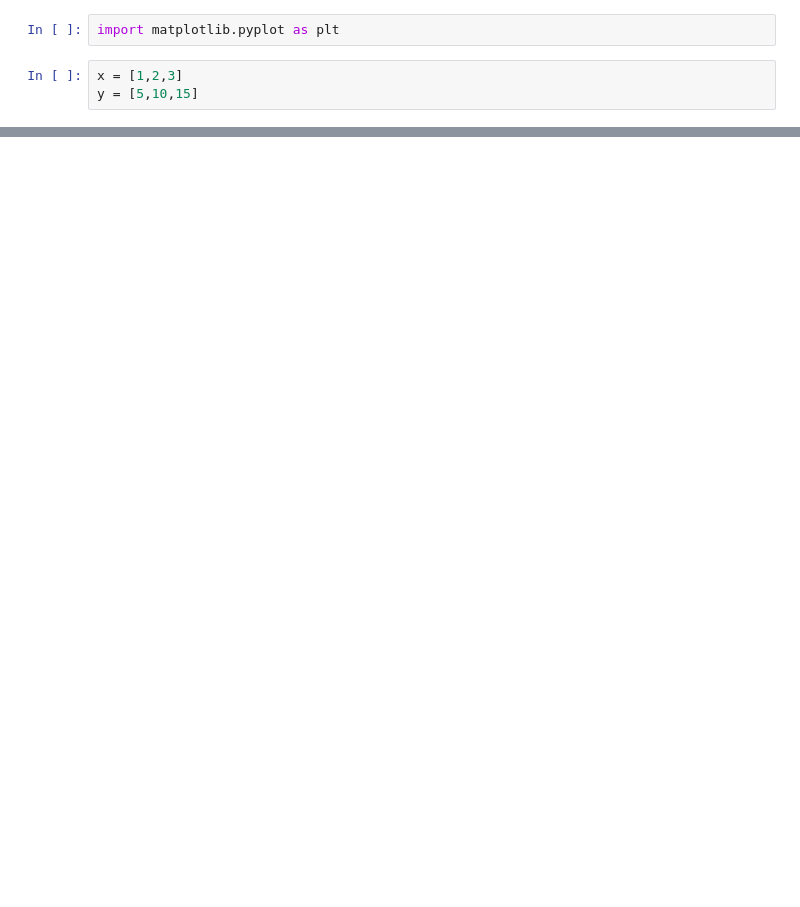
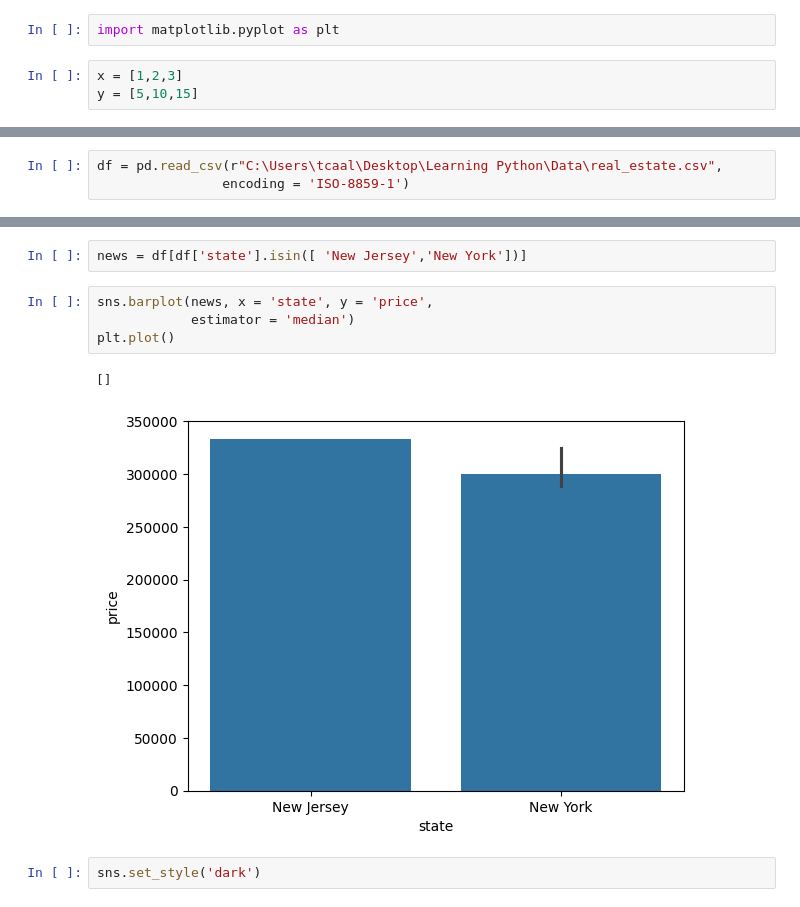
Before and after one commit to malex167/Learning-Python-Files, a Jupyter notebook: Matplotlib and Seaborn.ipynb, the cells around one changed output, grey strips where cells are left out. Saved outputs shown, nothing was run; the diff lists cells and outputs as text; blank space fills up the shorter version.

```diff
--- a/Matplotlib and Seaborn.ipynb
+++ b/Matplotlib and Seaborn.ipynb
@@ -34,0 +42,3 @@ plt.show()
+# %%
+df = pd.read_csv(r"C:\Users\tcaal\Desktop\Learning Python\Data\real_estate.csv",
+                encoding = 'ISO-8859-1')
@@ -34,0 +61,11 @@ plt.show()
+# %%
+news = df[df['state'].isin([ 'New Jersey','New York'])]
+# %%
+sns.barplot(news, x = 'state', y = 'price',
+            estimator = 'median')
+plt.plot()
+# %% [output]
+[]
+[figure, added]
+# %%
+sns.set_style('dark')
```
Also changed, not shown: parts of 10 cells of this notebook, 3 other files.
